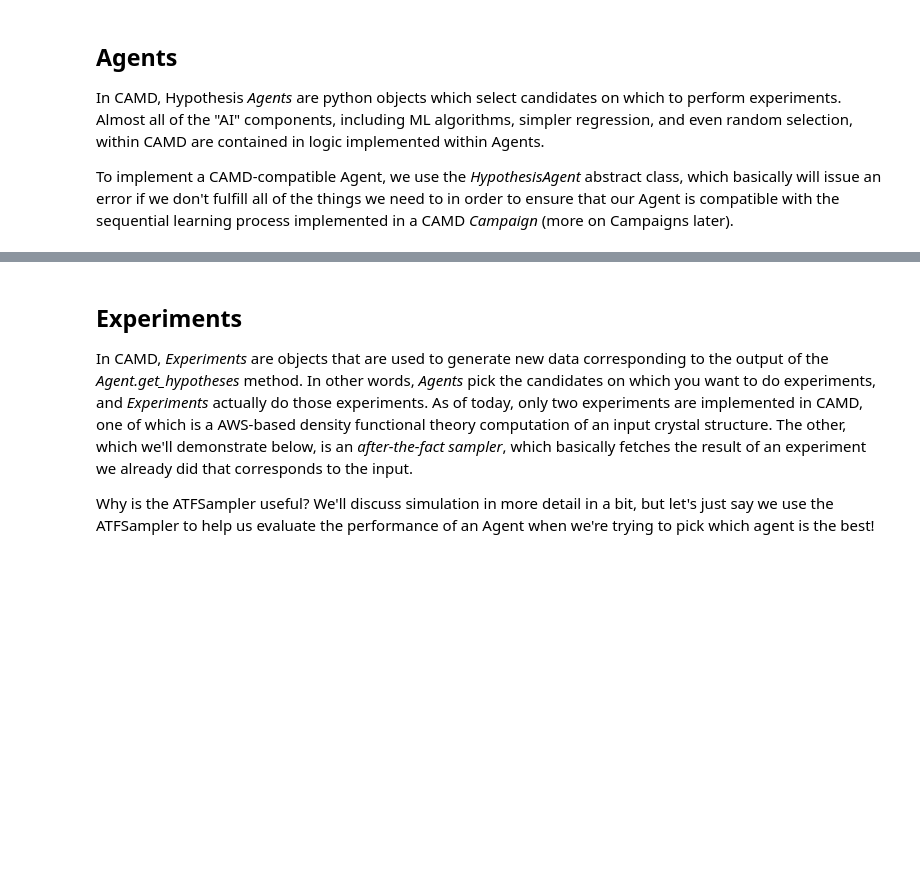
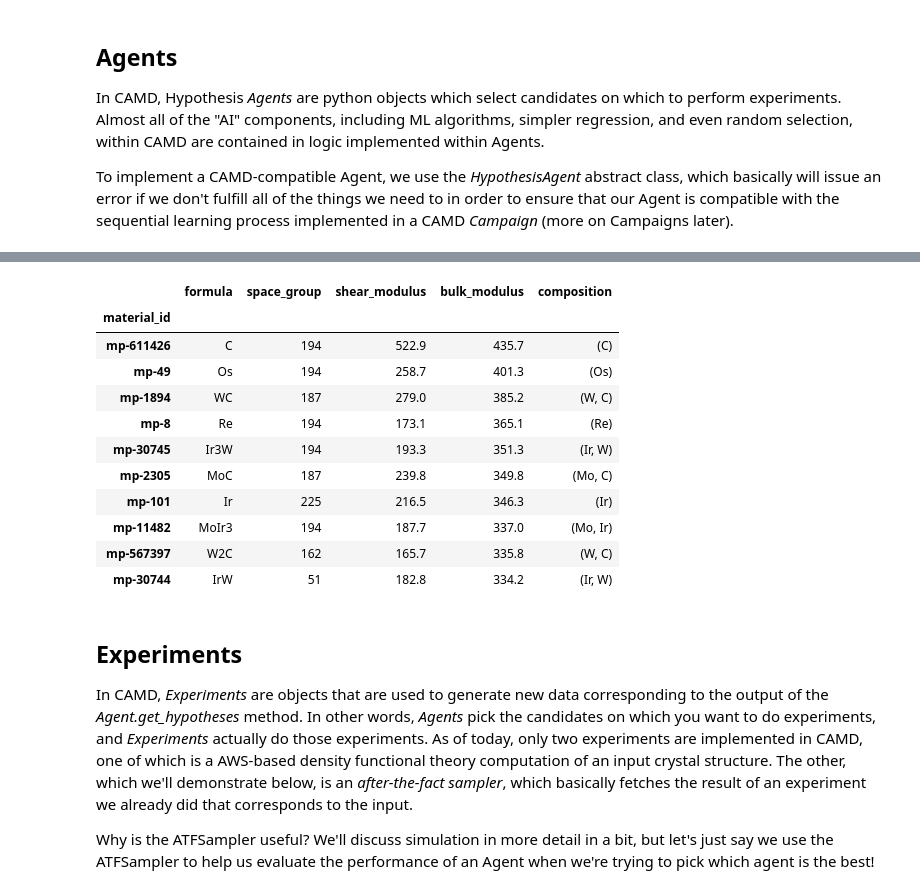
Before and after one commit to TRI-AMDD/tri-hackathon-2020, a Jupyter notebook: tutorial/CAMD_tutorial.ipynb, the cells around one changed output, grey strips where cells are left out. Cells and saved outputs as stored; diff of their text form; code cells hidden in the pictures; blank space fills up the shorter version.

```diff
--- a/tutorial/CAMD_tutorial.ipynb
+++ b/tutorial/CAMD_tutorial.ipynb
@@ -86,3 +163,18 @@ How do its selections from our dataset differ?
+# %%
+data.head(10)
+# %% [output]
+|  | formula | space_group | shear_modulus | bulk_modulus | composition |
+| material_id |  |  |  |  |  |
+| mp-611426 | C | 194 | 522.9 | 435.7 | (C) |
+| mp-49 | Os | 194 | 258.7 | 401.3 | (Os) |
+| mp-1894 | WC | 187 | 279.0 | 385.2 | (W, C) |
+| mp-8 | Re | 194 | 173.1 | 365.1 | (Re) |
+| mp-30745 | Ir3W | 194 | 193.3 | 351.3 | (Ir, W) |
+| mp-2305 | MoC | 187 | 239.8 | 349.8 | (Mo, C) |
+| mp-101 | Ir | 225 | 216.5 | 346.3 | (Ir) |
+| mp-11482 | MoIr3 | 194 | 187.7 | 337.0 | (Mo, Ir) |
+| mp-567397 | W2C | 162 | 165.7 | 335.8 | (W, C) |
+| mp-30744 | IrW | 51 | 182.8 | 334.2 | (Ir, W) |
 # %% [markdown]
 ## Experiments
 
```
Also changed, not shown: parts of 25 cells of this notebook, 2 other files.
